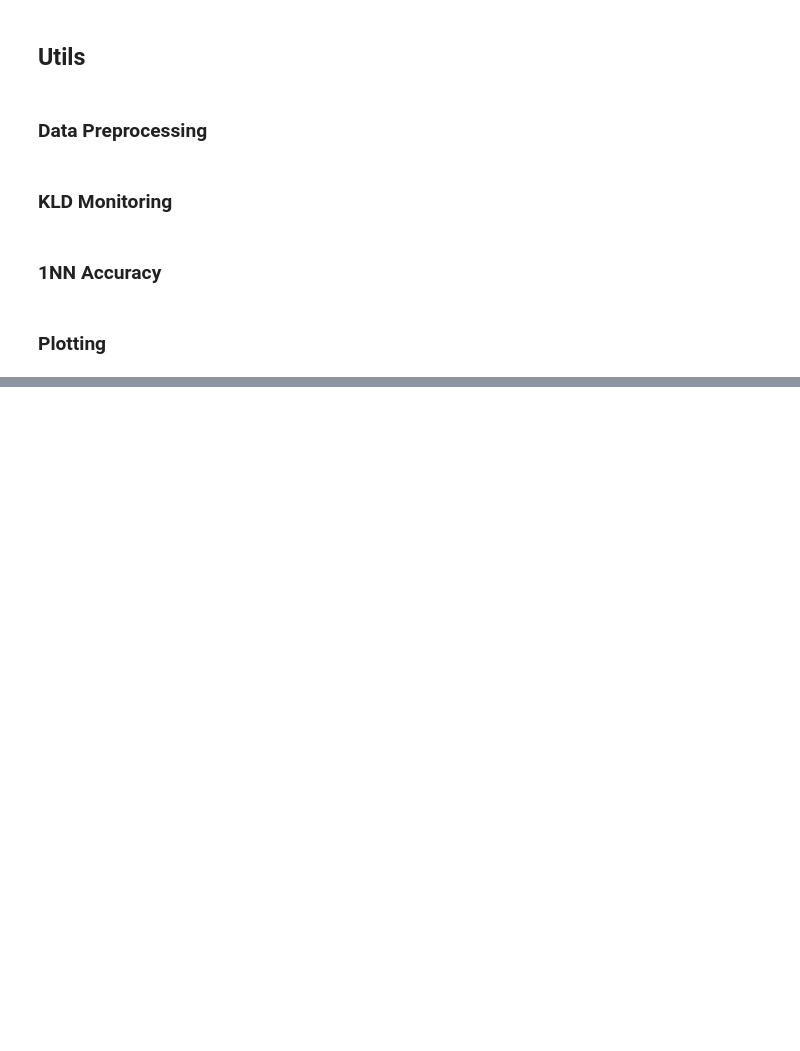
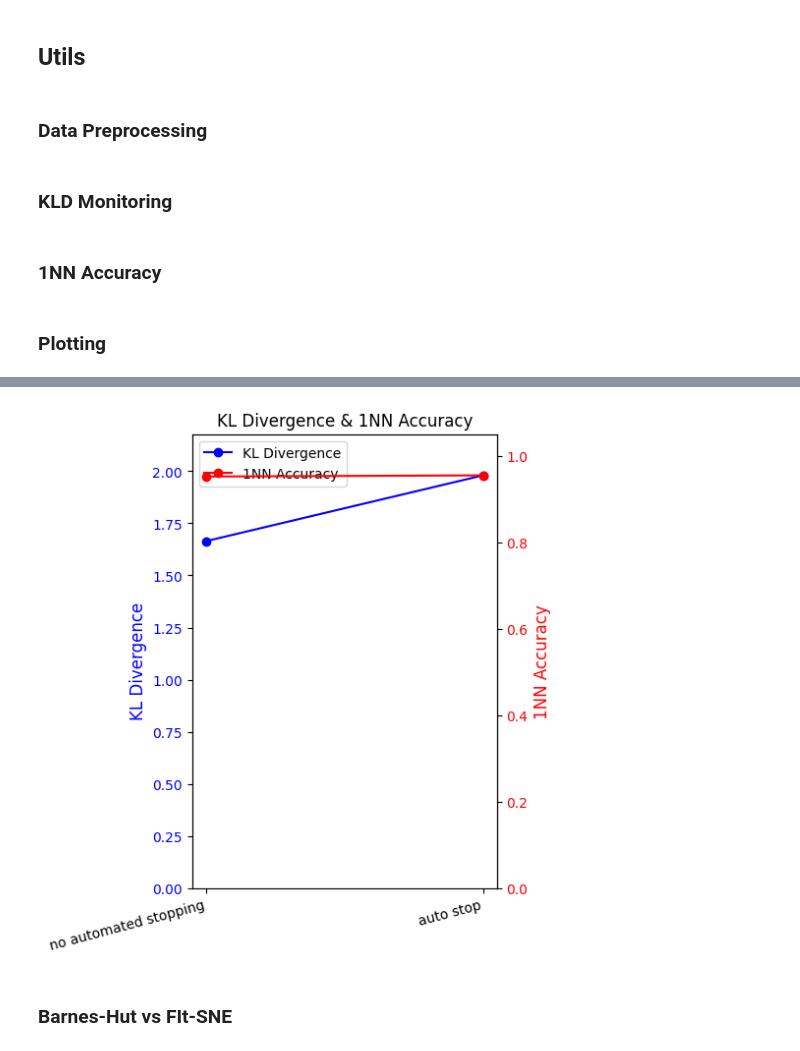
Before and after one commit to giSolve/thesis, a Jupyter notebook: code/optSNE_test_on_flow.ipynb, the cells around one changed output, grey strips where cells are left out. Cells and saved outputs as stored; diff of their text form; code cells hidden in the pictures; blank space fills up the shorter version.

```diff
--- a/code/optSNE_test_on_flow.ipynb
+++ b/code/optSNE_test_on_flow.ipynb
@@ -204,0 +420,6 @@ def plot_embedding(embedding, labels, data_percentage, neg_grad_method, init, le
+# %%
+plot_kld_1nn_comparison(kld_normal, acc_normal, "no automated stopping", kld_auto, acc_auto, "auto stop")
+# %% [output]
+[figure, added]
+# %% [markdown]
+### Barnes-Hut vs FIt-SNE
```
Also changed, not shown: parts of 20 cells of this notebook.
